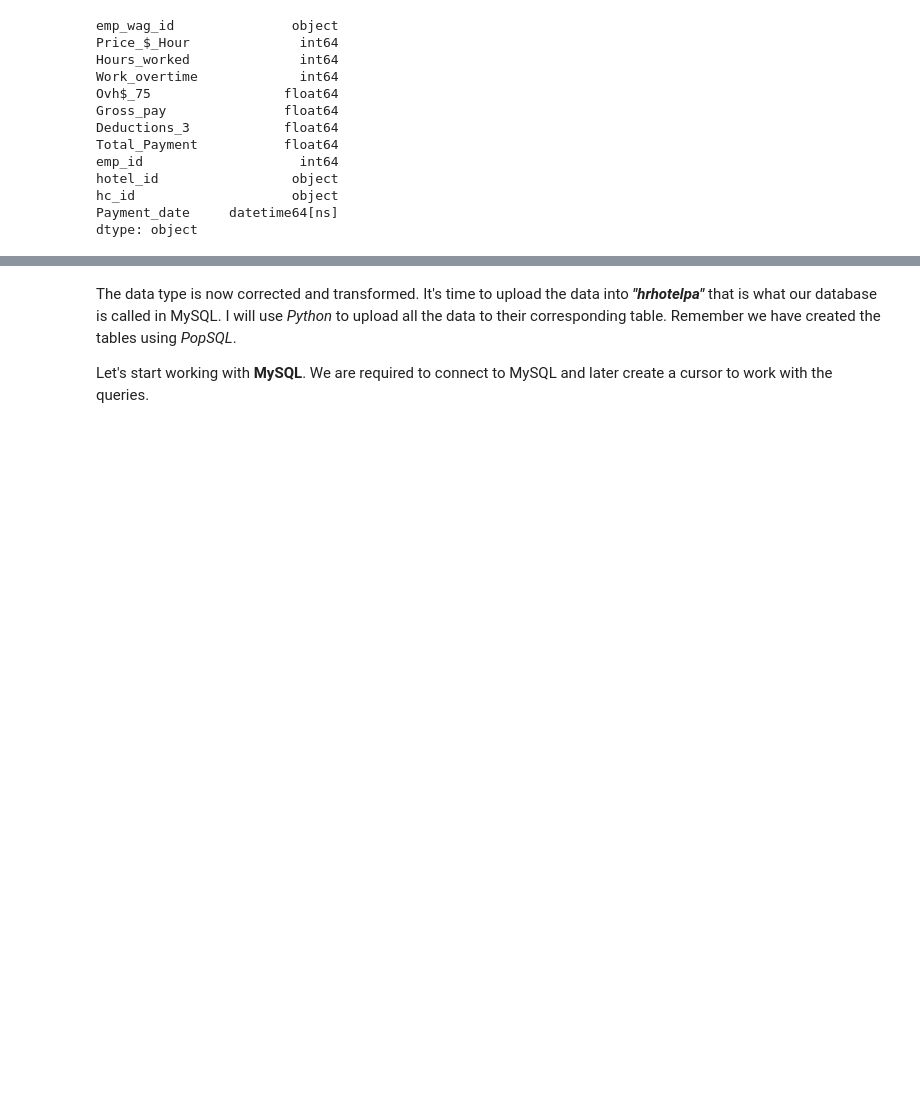
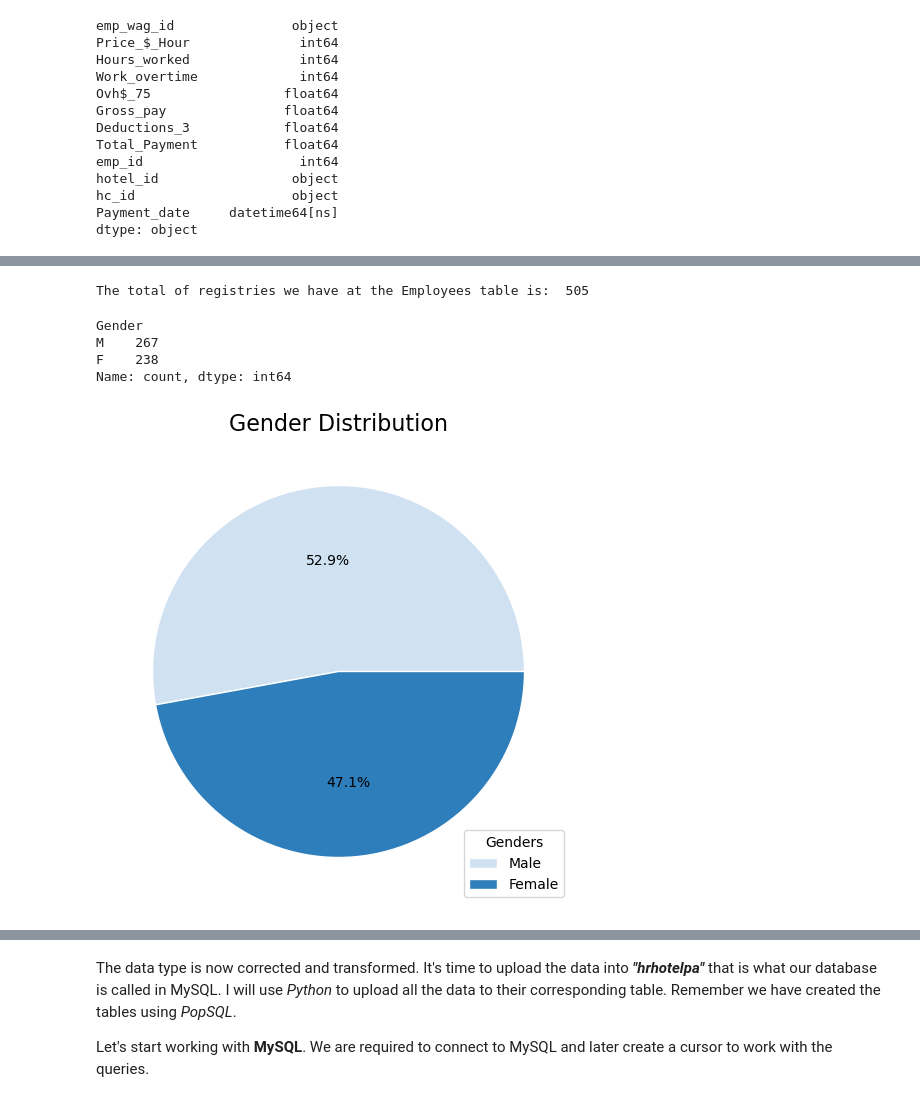
Before and after one commit to nachogalasso/da_python, a Jupyter notebook: hotel_hranalytics/hhanalysis.ipynb, the cells around one changed output, grey strips where cells are left out. Drawn from its saved outputs; the diff is of its cells as text; code cells hidden in the pictures; blank space fills up the shorter version.

Commit message:
creating visualizations

```diff
--- a/hotel_hranalytics/hhanalysis.ipynb
+++ b/hotel_hranalytics/hhanalysis.ipynb
@@ -193,0 +211,31 @@ dtype: object
+# %%
+# Let's work with the gender column but firs let's create a variable with the lenght of our database
+emp_length = len(df_rawemp)
+print('The total of registries we have at the Employees table is: ', emp_length)
+# %% [output]
+The total of registries we have at the Employees table is:  505
+# %%
+# Gender
+emp_gender = df_rawemp['Gender'].value_counts()
+print(emp_gender)
+# %% [output]
+Gender
+M    267
+F    238
+Name: count, dtype: int64
+# %%
+# To visualize the gender distribution I will use a pie chart
+
+# Preparing the data
+colors = plt.get_cmap('Blues')(np.linspace(0.2, 0.7, len(emp_gender)))
+labels = 'Male', 'Female'
+
+# Creating the PIE CHART
+fig, ax = plt.subplots(figsize=(6, 8))
+ax.pie(emp_gender, colors=colors, autopct='%1.1f%%', center=(4, 4), wedgeprops={"linewidth": 1, "edgecolor": "white"})
+ax.legend(labels, loc='lower right', title='Genders')
+ax.set_title('Gender Distribution', fontsize=16)
+
+plt.show()
+# %% [output]
+[figure, added]
```
Also changed, not shown: parts of 5 cells of this notebook, 3 other files.
